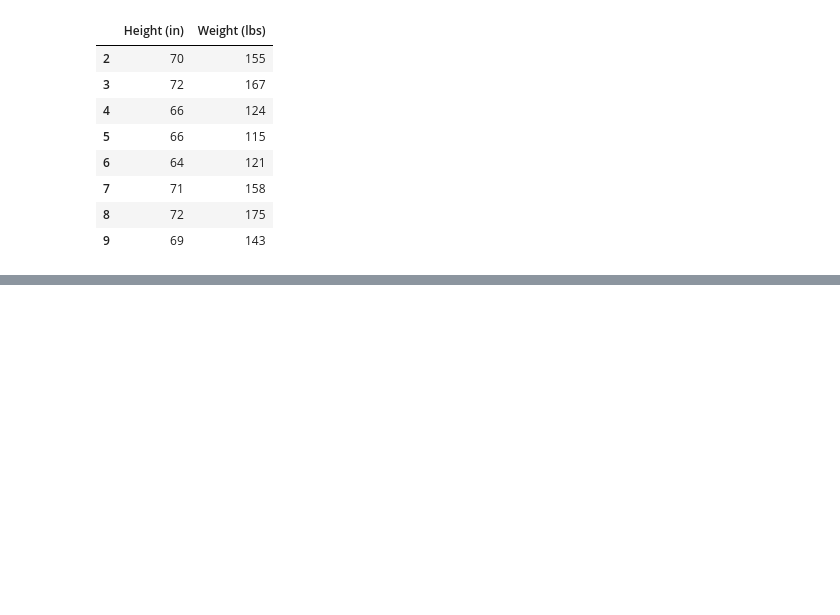
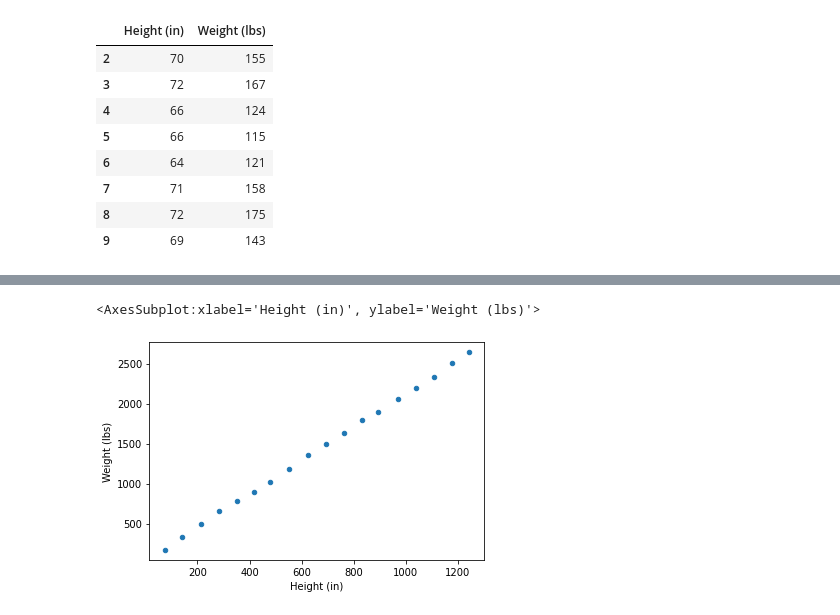
Before and after one commit to kernel-loophole/data-analysis-with-pandas, a Jupyter notebook: biostats.ipynb, the cells around one changed output, grey strips where cells are left out. Drawn from its saved outputs; the diff is of its cells as text; code cells hidden in the pictures; blank space fills up the shorter version.

```diff
--- a/biostats.ipynb
+++ b/biostats.ipynb
@@ -75,0 +76,6 @@ df["Height (in)"].plot.hist()
+# %%
+
+df.plot.scatter(x="Height (in)",y="Weight (lbs)")
+# %% [output]
+<AxesSubplot:xlabel='Height (in)', ylabel='Weight (lbs)'>
+[figure, added]
```
Also changed, not shown: parts of 4 cells of this notebook.
